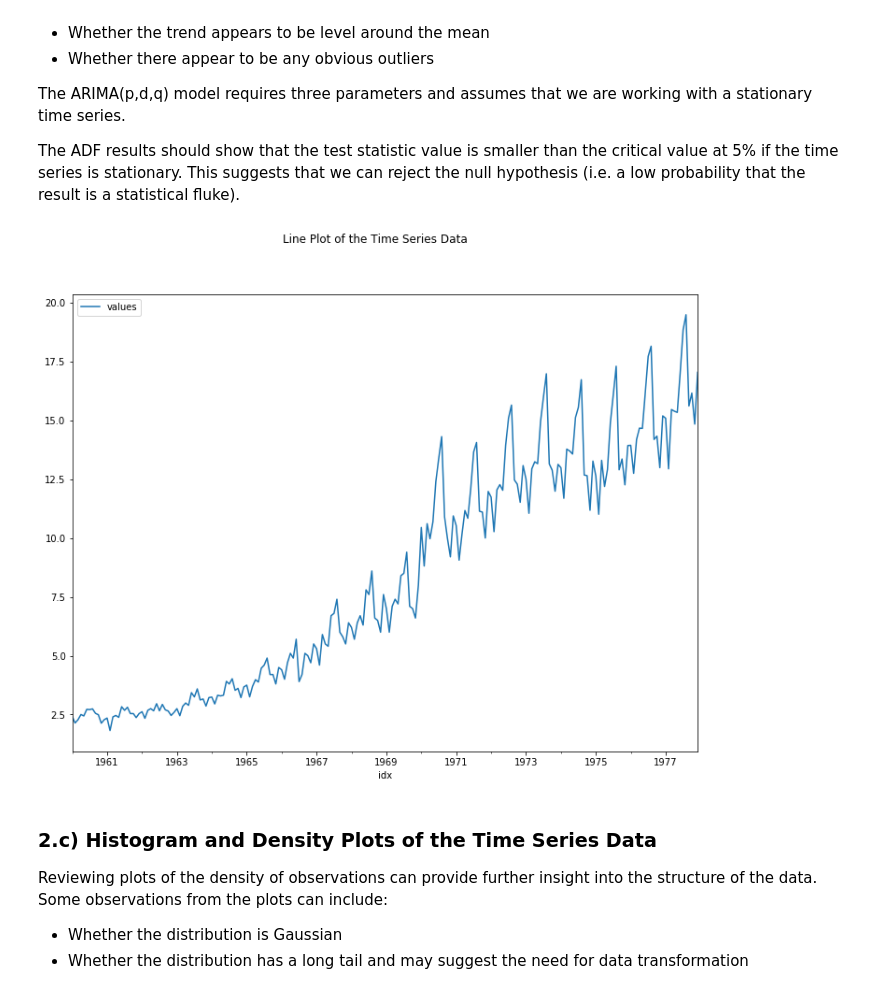
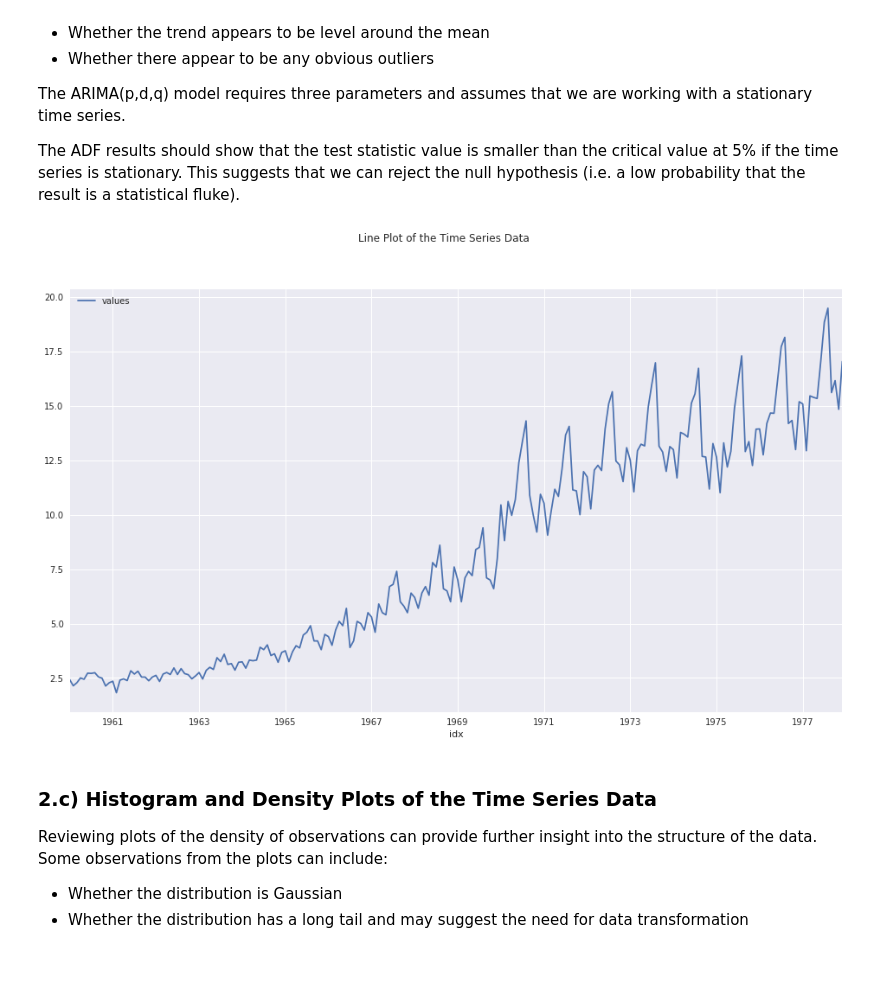
Before and after one commit to daines-analytics/time-series-projects, a Jupyter notebook: _py-project-templates/py_timeseries_ets_project_example.ipynb, the cells around one changed output. Saved outputs shown, nothing was run; the diff lists cells and outputs as text; code cells hidden in the pictures; blank space fills up the shorter version.

Commit message:
Upload #1 of Python Exponential Smoothing time series template v1

```diff
--- a/_py-project-templates/py_timeseries_ets_project_example.ipynb
+++ b/_py-project-templates/py_timeseries_ets_project_example.ipynb
@@ -58,14 +86,35 @@ from statsmodels.graphics.tsaplots import plot_pacf
 # %% [markdown]
 ### 1.b) Set up the controlling parameters and functions
 # %%
-# Create the random seed number for reproducible results
-seedNum = 888
+# Begin the timer for the script processing
+startTimeScript = datetime.now()
 
 # Set up the number of CPU cores available for multi-thread processing
-n_jobs = -1
+n_jobs = 1
 
 # Set up the verbose flag to print detailed messages for debugging (setting True will activate!)
 verbose = False
 
 # Set up the flag to stop sending progress emails (setting to True will send status emails!)
 notifyStatus = False
+
+# Set up the parent directory location for loading the dotenv files
+useColab = False
+if useColab:
+    # Mount Google Drive locally for storing files
+    from google.colab import drive
+    drive.mount('/content/gdrive')
+    gdrivePrefix = '/content/gdrive/My Drive/Colab_Downloads/'
+    env_path = '/content/gdrive/My Drive/Colab Notebooks/'
+    dotenv_path = env_path + "python_script.env"
+    load_dotenv(dotenv_path=dotenv_path)
+
+# Set up the dotenv file for retrieving environment variables
+useLocalPC = False
+if useLocalPC:
+    env_path = "/Users/david/PycharmProjects/"
+    dotenv_path = env_path + "python_script.env"
+    load_dotenv(dotenv_path=dotenv_path)
+
+# Configure the plotting style
+plt.style.use('seaborn')
@@ -196,12 +228,12 @@ The ARIMA(p,d,q) model requires three parameters and assumes that we are working
 The ADF results should show that the test statistic value is smaller than the critical value at 5% if the time series is stationary. This suggests that we can reject the null hypothesis (i.e. a low probability that the result is a statistical fluke).
 # %%
 # Line plots of time series
-fig, ax = plt.subplots(figsize=(12,9))
+fig, ax = plt.subplots(figsize=(16,9))
 fig.suptitle('Line Plot of the Time Series Data')
 time_series.plot(ax=ax)
 plt.show()
 # %% [output]
-[figure, old version]
+[figure, new version]
 # %% [markdown]
 ### 2.c) Histogram and Density Plots of the Time Series Data
 
```
Also changed, not shown: parts of 86 cells of this notebook, 1 other file.
